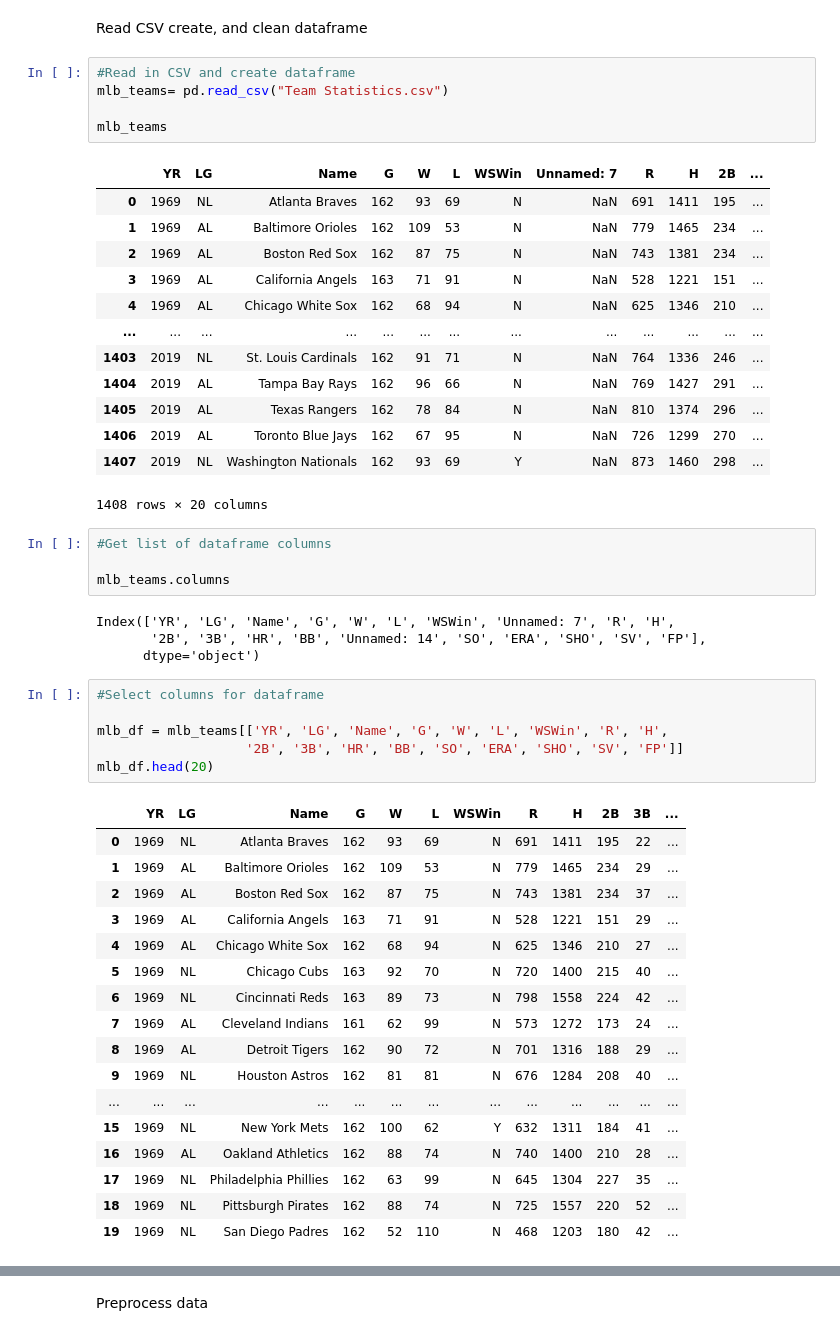
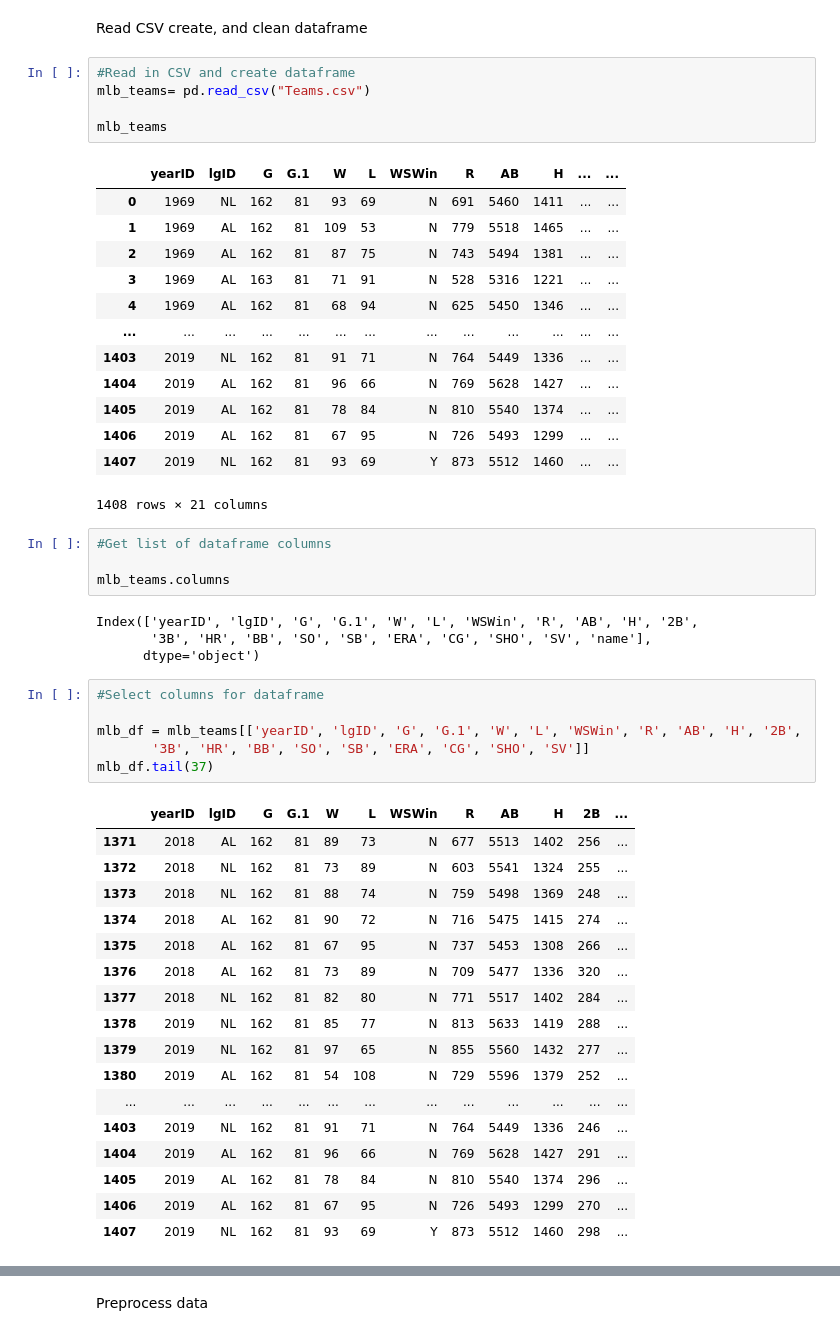
Before and after one commit to swillia75/MLB-Championship-Team, a Jupyter notebook: KNN.ipynb, the cells around one changed output, grey strips where cells are left out. Cells and saved outputs as stored; diff of their text form.

```diff
--- a/KNN.ipynb
+++ b/KNN.ipynb
@@ -16,55 +16,55 @@ from tensorflow.keras.layers import Dense
 Read CSV create, and clean dataframe
 # %%
 #Read in CSV and create dataframe
-mlb_teams= pd.read_csv("Team Statistics.csv")
+mlb_teams= pd.read_csv("Teams.csv")
 
 mlb_teams
 # %% [output]
-|  | YR | LG | Name | G | W | L | WSWin | Unnamed: 7 | R | H | 2B | ... |
-| 0 | 1969 | NL | Atlanta Braves | 162 | 93 | 69 | N | NaN | 691 | 1411 | 195 | ... |
-| 1 | 1969 | AL | Baltimore Orioles | 162 | 109 | 53 | N | NaN | 779 | 1465 | 234 | ... |
-| 2 | 1969 | AL | Boston Red Sox | 162 | 87 | 75 | N | NaN | 743 | 1381 | 234 | ... |
-| 3 | 1969 | AL | California Angels | 163 | 71 | 91 | N | NaN | 528 | 1221 | 151 | ... |
-| 4 | 1969 | AL | Chicago White Sox | 162 | 68 | 94 | N | NaN | 625 | 1346 | 210 | ... |
+|  | yearID | lgID | G | G.1 | W | L | WSWin | R | AB | H | ... | ... |
+| 0 | 1969 | NL | 162 | 81 | 93 | 69 | N | 691 | 5460 | 1411 | ... | ... |
+| 1 | 1969 | AL | 162 | 81 | 109 | 53 | N | 779 | 5518 | 1465 | ... | ... |
+| 2 | 1969 | AL | 162 | 81 | 87 | 75 | N | 743 | 5494 | 1381 | ... | ... |
+| 3 | 1969 | AL | 163 | 81 | 71 | 91 | N | 528 | 5316 | 1221 | ... | ... |
+| 4 | 1969 | AL | 162 | 81 | 68 | 94 | N | 625 | 5450 | 1346 | ... | ... |
 | ... | ... | ... | ... | ... | ... | ... | ... | ... | ... | ... | ... | ... |
-| 1403 | 2019 | NL | St. Louis Cardinals | 162 | 91 | 71 | N | NaN | 764 | 1336 | 246 | ... |
-| 1404 | 2019 | AL | Tampa Bay Rays | 162 | 96 | 66 | N | NaN | 769 | 1427 | 291 | ... |
-| 1405 | 2019 | AL | Texas Rangers | 162 | 78 | 84 | N | NaN | 810 | 1374 | 296 | ... |
-| 1406 | 2019 | AL | Toronto Blue Jays | 162 | 67 | 95 | N | NaN | 726 | 1299 | 270 | ... |
-| 1407 | 2019 | NL | Washington Nationals | 162 | 93 | 69 | Y | NaN | 873 | 1460 | 298 | ... |
+| 1403 | 2019 | NL | 162 | 81 | 91 | 71 | N | 764 | 5449 | 1336 | ... | ... |
+| 1404 | 2019 | AL | 162 | 81 | 96 | 66 | N | 769 | 5628 | 1427 | ... | ... |
+| 1405 | 2019 | AL | 162 | 81 | 78 | 84 | N | 810 | 5540 | 1374 | ... | ... |
+| 1406 | 2019 | AL | 162 | 81 | 67 | 95 | N | 726 | 5493 | 1299 | ... | ... |
+| 1407 | 2019 | NL | 162 | 81 | 93 | 69 | Y | 873 | 5512 | 1460 | ... | ... |
-1408 rows × 20 columns
+1408 rows × 21 columns
 # %%
 #Get list of dataframe columns
 
 mlb_teams.columns
 # %% [output]
-Index(['YR', 'LG', 'Name', 'G', 'W', 'L', 'WSWin', 'Unnamed: 7', 'R', 'H',
-       '2B', '3B', 'HR', 'BB', 'Unnamed: 14', 'SO', 'ERA', 'SHO', 'SV', 'FP'],
+Index(['yearID', 'lgID', 'G', 'G.1', 'W', 'L', 'WSWin', 'R', 'AB', 'H', '2B',
+       '3B', 'HR', 'BB', 'SO', 'SB', 'ERA', 'CG', 'SHO', 'SV', 'name'],
       dtype='object')
 # %%
 #Select columns for dataframe
 
-mlb_df = mlb_teams[['YR', 'LG', 'Name', 'G', 'W', 'L', 'WSWin', 'R', 'H',
-                   '2B', '3B', 'HR', 'BB', 'SO', 'ERA', 'SHO', 'SV', 'FP']]
-mlb_df.head(20)
+mlb_df = mlb_teams[['yearID', 'lgID', 'G', 'G.1', 'W', 'L', 'WSWin', 'R', 'AB', 'H', '2B',
+       '3B', 'HR', 'BB', 'SO', 'SB', 'ERA', 'CG', 'SHO', 'SV']]
+mlb_df.tail(37)
 # %% [output]
-|  | YR | LG | Name | G | W | L | WSWin | R | H | 2B | 3B | ... |
-| 0 | 1969 | NL | Atlanta Braves | 162 | 93 | 69 | N | 691 | 1411 | 195 | 22 | ... |
-| 1 | 1969 | AL | Baltimore Orioles | 162 | 109 | 53 | N | 779 | 1465 | 234 | 29 | ... |
-| 2 | 1969 | AL | Boston Red Sox | 162 | 87 | 75 | N | 743 | 1381 | 234 | 37 | ... |
-| 3 | 1969 | AL | California Angels | 163 | 71 | 91 | N | 528 | 1221 | 151 | 29 | ... |
-| 4 | 1969 | AL | Chicago White Sox | 162 | 68 | 94 | N | 625 | 1346 | 210 | 27 | ... |
-| 5 | 1969 | NL | Chicago Cubs | 163 | 92 | 70 | N | 720 | 1400 | 215 | 40 | ... |
-| 6 | 1969 | NL | Cincinnati Reds | 163 | 89 | 73 | N | 798 | 1558 | 224 | 42 | ... |
-| 7 | 1969 | AL | Cleveland Indians | 161 | 62 | 99 | N | 573 | 1272 | 173 | 24 | ... |
-| 8 | 1969 | AL | Detroit Tigers | 162 | 90 | 72 | N | 701 | 1316 | 188 | 29 | ... |
-| 9 | 1969 | NL | Houston Astros | 162 | 81 | 81 | N | 676 | 1284 | 208 | 40 | ... |
+|  | yearID | lgID | G | G.1 | W | L | WSWin | R | AB | H | 2B | ... |
+| 1371 | 2018 | AL | 162 | 81 | 89 | 73 | N | 677 | 5513 | 1402 | 256 | ... |
+| 1372 | 2018 | NL | 162 | 81 | 73 | 89 | N | 603 | 5541 | 1324 | 255 | ... |
+| 1373 | 2018 | NL | 162 | 81 | 88 | 74 | N | 759 | 5498 | 1369 | 248 | ... |
+| 1374 | 2018 | AL | 162 | 81 | 90 | 72 | N | 716 | 5475 | 1415 | 274 | ... |
+| 1375 | 2018 | AL | 162 | 81 | 67 | 95 | N | 737 | 5453 | 1308 | 266 | ... |
+| 1376 | 2018 | AL | 162 | 81 | 73 | 89 | N | 709 | 5477 | 1336 | 320 | ... |
+| 1377 | 2018 | NL | 162 | 81 | 82 | 80 | N | 771 | 5517 | 1402 | 284 | ... |
+| 1378 | 2019 | NL | 162 | 81 | 85 | 77 | N | 813 | 5633 | 1419 | 288 | ... |
+| 1379 | 2019 | NL | 162 | 81 | 97 | 65 | N | 855 | 5560 | 1432 | 277 | ... |
+| 1380 | 2019 | AL | 162 | 81 | 54 | 108 | N | 729 | 5596 | 1379 | 252 | ... |
 | ... | ... | ... | ... | ... | ... | ... | ... | ... | ... | ... | ... | ... |
-| 15 | 1969 | NL | New York Mets | 162 | 100 | 62 | Y | 632 | 1311 | 184 | 41 | ... |
-| 16 | 1969 | AL | Oakland Athletics | 162 | 88 | 74 | N | 740 | 1400 | 210 | 28 | ... |
-| 17 | 1969 | NL | Philadelphia Phillies | 162 | 63 | 99 | N | 645 | 1304 | 227 | 35 | ... |
-| 18 | 1969 | NL | Pittsburgh Pirates | 162 | 88 | 74 | N | 725 | 1557 | 220 | 52 | ... |
-| 19 | 1969 | NL | San Diego Padres | 162 | 52 | 110 | N | 468 | 1203 | 180 | 42 | ... |
+| 1403 | 2019 | NL | 162 | 81 | 91 | 71 | N | 764 | 5449 | 1336 | 246 | ... |
+| 1404 | 2019 | AL | 162 | 81 | 96 | 66 | N | 769 | 5628 | 1427 | 291 | ... |
+| 1405 | 2019 | AL | 162 | 81 | 78 | 84 | N | 810 | 5540 | 1374 | 296 | ... |
+| 1406 | 2019 | AL | 162 | 81 | 67 | 95 | N | 726 | 5493 | 1299 | 270 | ... |
+| 1407 | 2019 | NL | 162 | 81 | 93 | 69 | Y | 873 | 5512 | 1460 | 298 | ... |
 # %%
 #Set X(data) and y(team)variables
 
```
Also changed, not shown: parts of 10 cells of this notebook, 11 other files.
